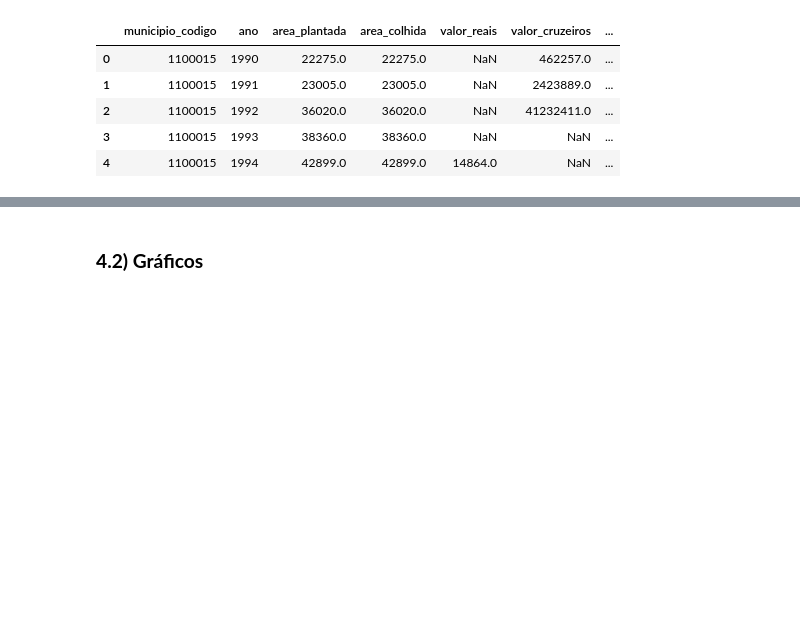
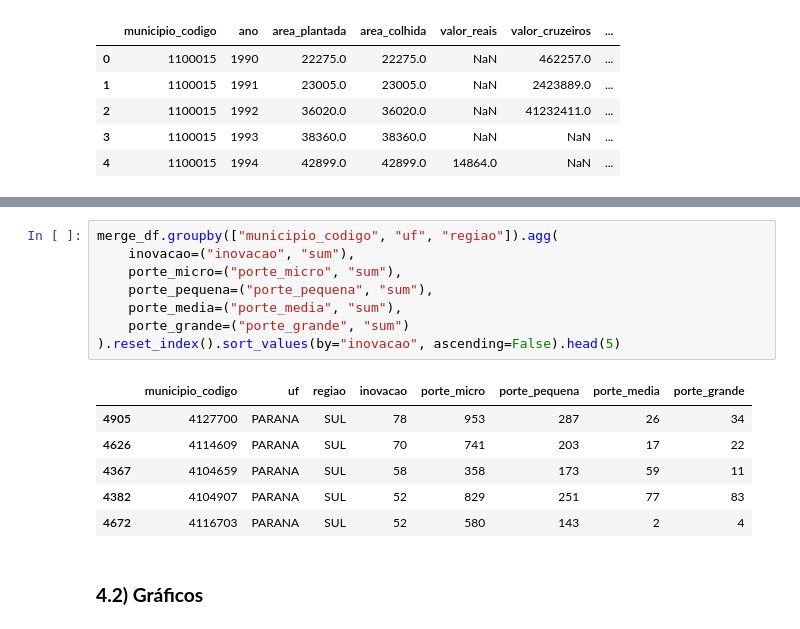
Before and after one commit to EricaFer/BNDES, a Jupyter notebook: Analysis/analysis_1.ipynb, the cells around one changed output, grey strips where cells are left out. Cells and saved outputs as stored; diff of their text form; blank space fills up the shorter version.

```diff
--- a/Analysis/Analysis_1/analysis_1.ipynb
+++ b/Analysis/analysis_1.ipynb
@@ -376,6 +376,21 @@ merge_df.tail()
 | 86507 | 2020 | 5222203 | CENTRO OESTE | GOIAS | 1113500.00 | 0 | 0 | 0 | ... |
 | 86508 | 2020 | 5222302 | CENTRO OESTE | GOIAS | 1639100.00 | 0 | 0 | 5 | ... |
 | 86509 | 2020 | 5300108 | CENTRO OESTE | DISTRITO FEDERAL | 22017622.43 | 4 | 13 | 11 | ... |
+# %%
+merge_df.groupby(["municipio_codigo", "uf", "regiao"]).agg(
+    inovacao=("inovacao", "sum"),
+    porte_micro=("porte_micro", "sum"),
+    porte_pequena=("porte_pequena", "sum"),
+    porte_media=("porte_media", "sum"),
+    porte_grande=("porte_grande", "sum")
+).reset_index().sort_values(by="inovacao", ascending=False).head(5)
+# %% [output]
+|  | municipio_codigo | uf | regiao | inovacao | porte_micro | porte_pequena | porte_media | porte_grande |
+| 4905 | 4127700 | PARANA | SUL | 78 | 953 | 287 | 26 | 34 |
+| 4626 | 4114609 | PARANA | SUL | 70 | 741 | 203 | 17 | 22 |
+| 4367 | 4104659 | PARANA | SUL | 58 | 358 | 173 | 59 | 11 |
+| 4382 | 4104907 | PARANA | SUL | 52 | 829 | 251 | 77 | 83 |
+| 4672 | 4116703 | PARANA | SUL | 52 | 580 | 143 | 2 | 4 |
 # %% [markdown]
 ### **4.2) Gráficos**
 # %%
```
Also changed, not shown: parts of 1 cell of this notebook, 51 other files.
